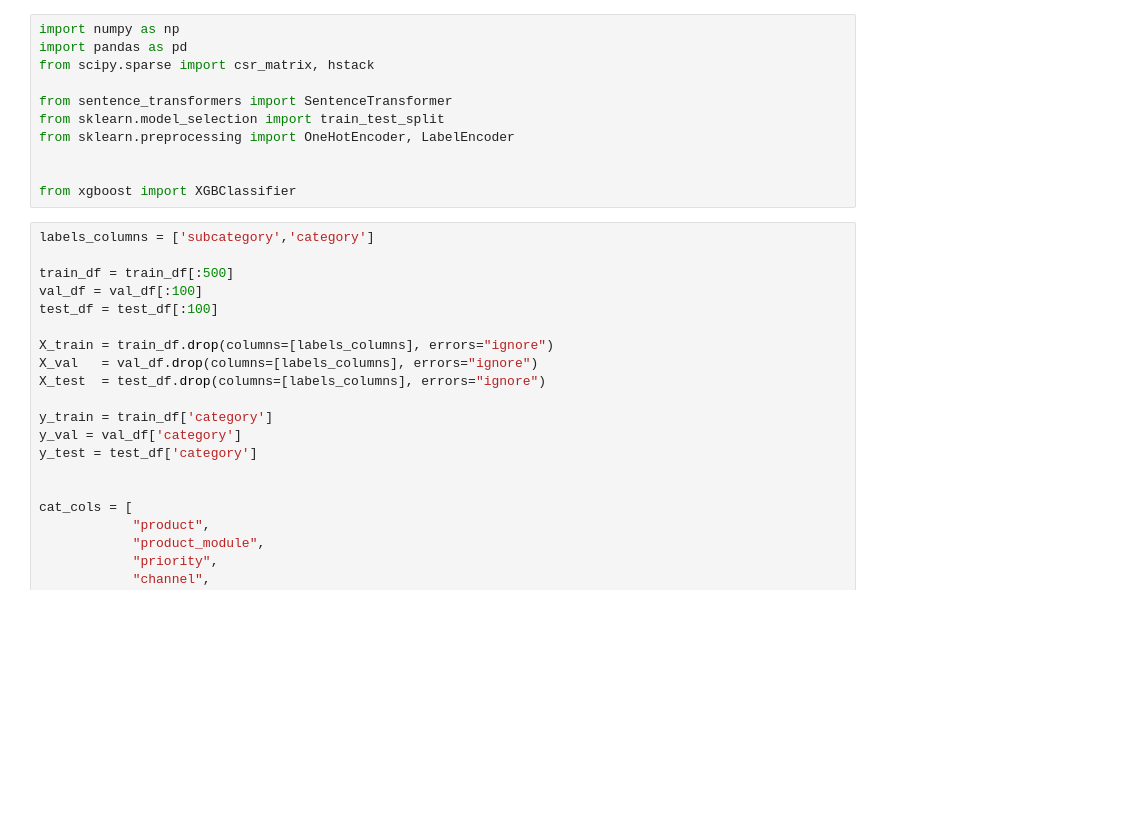
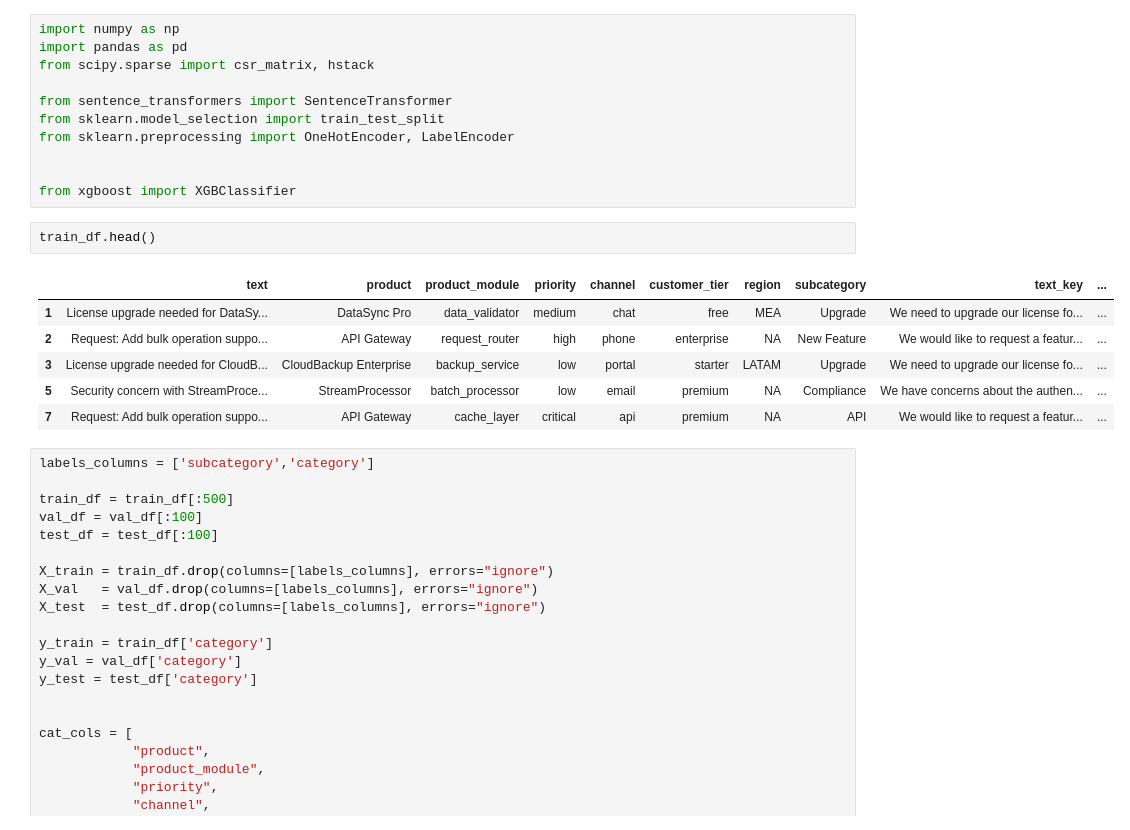
Before and after one commit to ramehhpalwai/AI-based-Product-Support-System, a Jupyter notebook: notebooks/eda.ipynb, the cells around one changed output. Saved outputs shown, nothing was run; the diff lists cells and outputs as text; blank space fills up the shorter version.

```diff
--- a/notebooks/eda.ipynb
+++ b/notebooks/eda.ipynb
@@ -200,6 +182,15 @@ from sklearn.preprocessing import OneHotEncoder, LabelEncoder
 
 
 from xgboost import XGBClassifier
+# %%
+train_df.head()
+# %% [output]
+|  | text | product | product_module | priority | channel | customer_tier | region | subcategory | text_key | ... |
+| 1 | License upgrade needed for DataSy... | DataSync Pro | data_validator | medium | chat | free | MEA | Upgrade | We need to upgrade our license fo... | ... |
+| 2 | Request: Add bulk operation suppo... | API Gateway | request_router | high | phone | enterprise | NA | New Feature | We would like to request a featur... | ... |
+| 3 | License upgrade needed for CloudB... | CloudBackup Enterprise | backup_service | low | portal | starter | LATAM | Upgrade | We need to upgrade our license fo... | ... |
+| 5 | Security concern with StreamProce... | StreamProcessor | batch_processor | low | email | premium | NA | Compliance | We have concerns about the authen... | ... |
+| 7 | Request: Add bulk operation suppo... | API Gateway | cache_layer | critical | api | premium | NA | API | We would like to request a featur... | ... |
 # %%
 labels_columns = ['subcategory','category']
 
```
Also changed, not shown: parts of 5 cells of this notebook, 2 other files.
